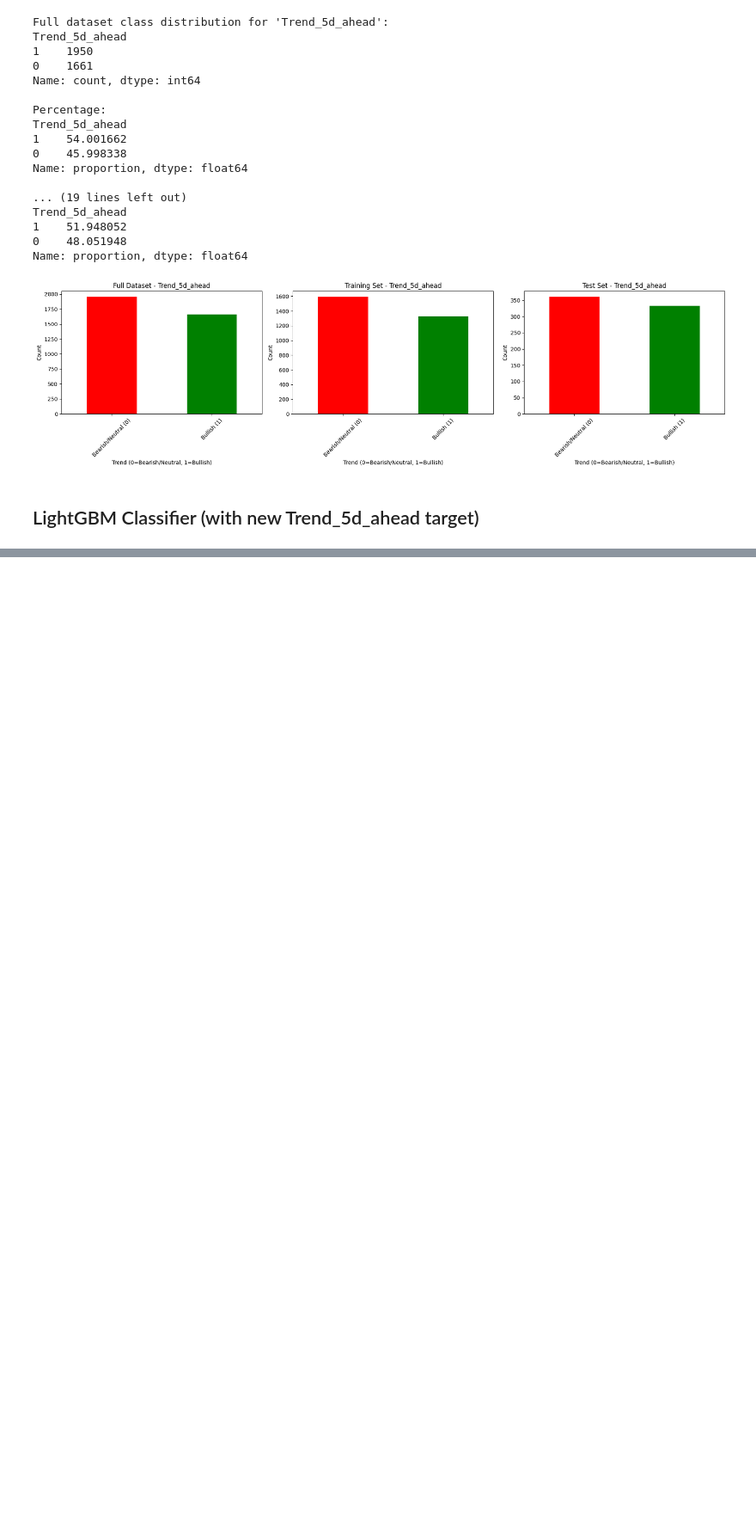
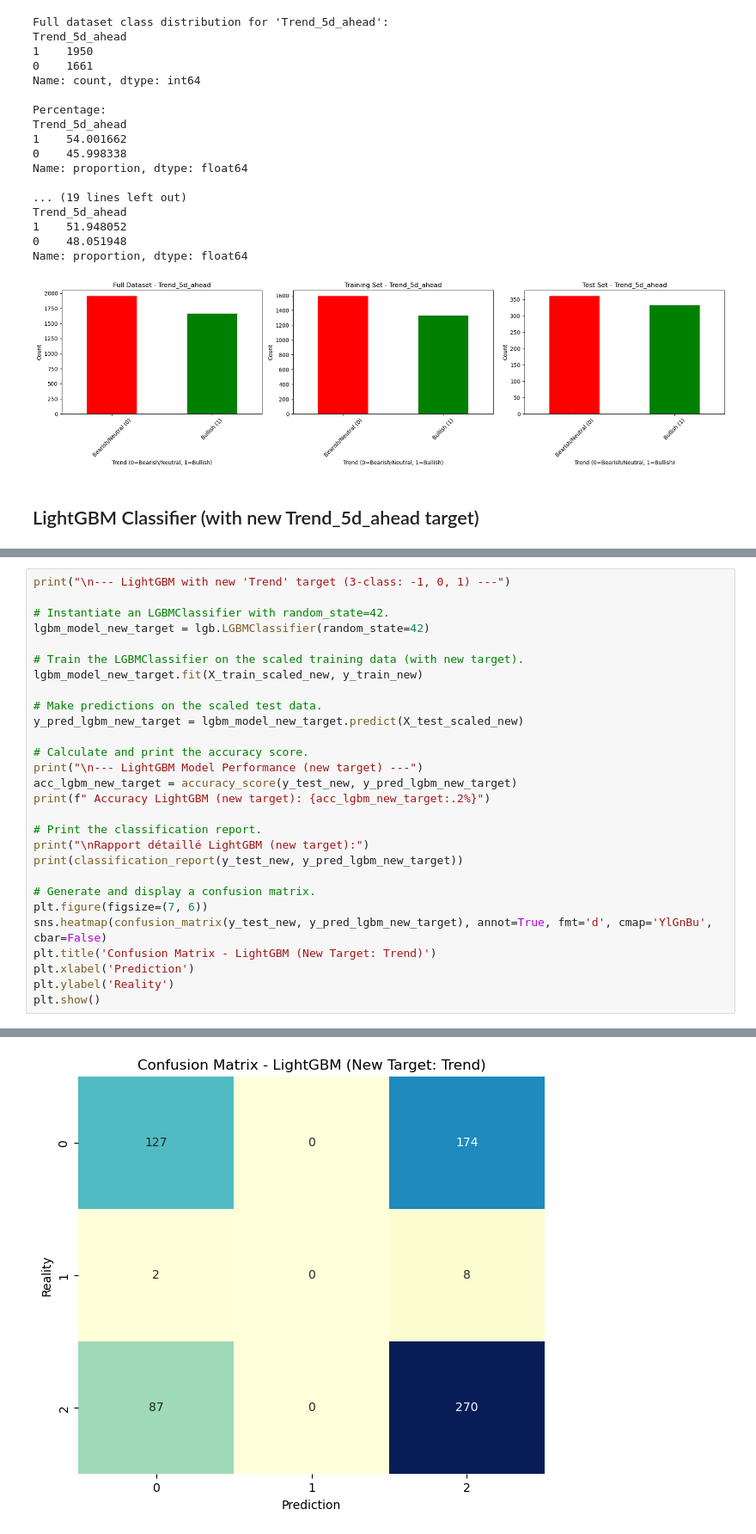
Before and after one commit to Thomasjiin/ML_Project, a Jupyter notebook: Tesla_stock_trend_prediction.ipynb, the cells around one changed output, grey strips where cells are left out. Shown at 86% size. Drawn from its saved outputs; the diff is of its cells as text; blank space fills up the shorter version.

```diff
--- a/Tesla_stock_trend_prediction.ipynb
+++ b/Tesla_stock_trend_prediction.ipynb
@@ -1306,0 +1463,29 @@ weighted avg       0.52      0.52      0.51       693
+# %%
+print("\n--- LightGBM with new 'Trend' target (3-class: -1, 0, 1) ---")
+
+# Instantiate an LGBMClassifier with random_state=42.
+lgbm_model_new_target = lgb.LGBMClassifier(random_state=42)
+
+# Train the LGBMClassifier on the scaled training data (with new target).
+lgbm_model_new_target.fit(X_train_scaled_new, y_train_new)
+
+# Make predictions on the scaled test data.
+y_pred_lgbm_new_target = lgbm_model_new_target.predict(X_test_scaled_new)
+
+# Calculate and print the accuracy score.
+print("\n--- LightGBM Model Performance (new target) ---")
+acc_lgbm_new_target = accuracy_score(y_test_new, y_pred_lgbm_new_target)
+print(f" Accuracy LightGBM (new target): {acc_lgbm_new_target:.2%}")
+
+# Print the classification report.
+print("\nRapport détaillé LightGBM (new target):")
+print(classification_report(y_test_new, y_pred_lgbm_new_target))
+
+# Generate and display a confusion matrix.
+plt.figure(figsize=(7, 6))
+sns.heatmap(confusion_matrix(y_test_new, y_pred_lgbm_new_target), annot=True, fmt='d', cmap='YlGnBu', cbar=False)
+plt.title('Confusion Matrix - LightGBM (New Target: Trend)')
+plt.xlabel('Prediction')
+plt.ylabel('Reality')
+plt.show()
+# %% [output]
@@ -1306,0 +1509 @@ weighted avg       0.52      0.52      0.51       693
+[figure, added]
```
Also changed, not shown: parts of 24 cells of this notebook.
